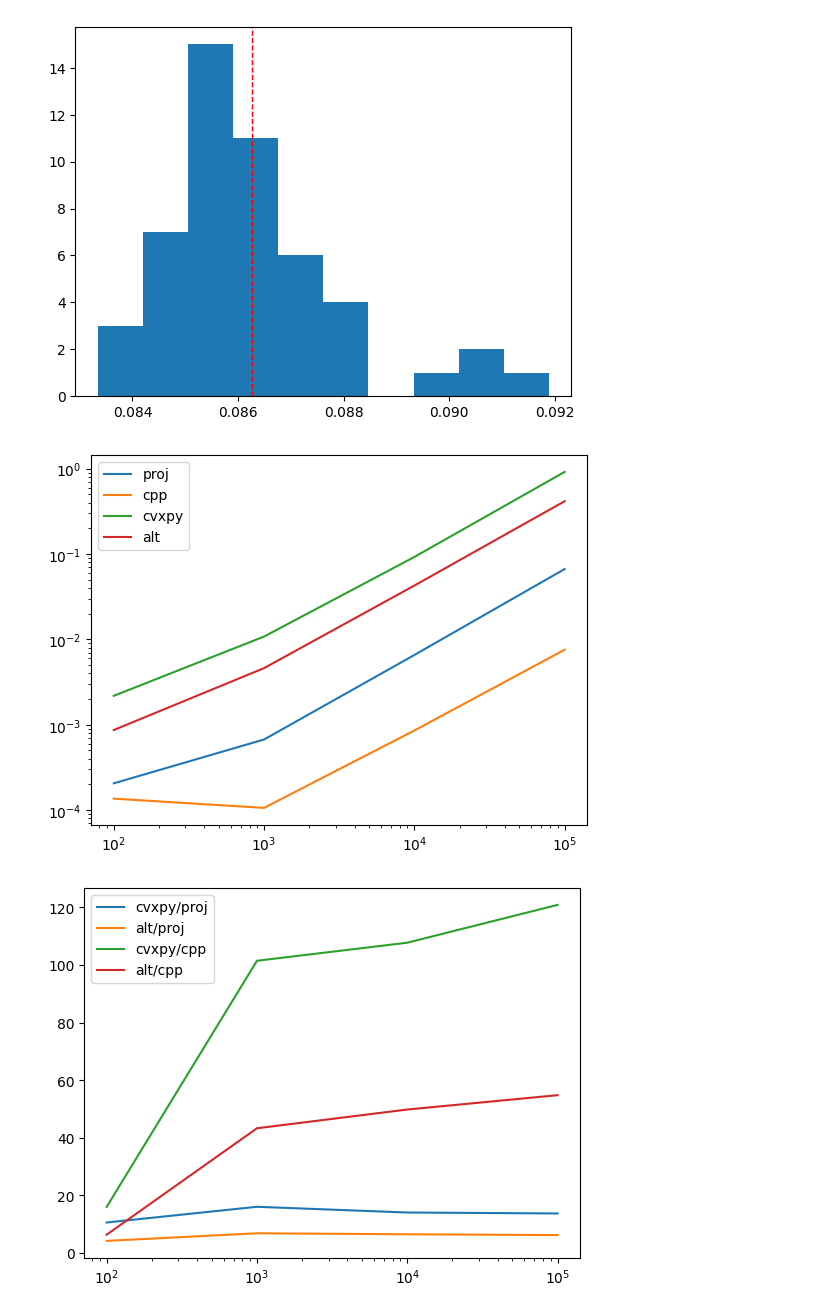
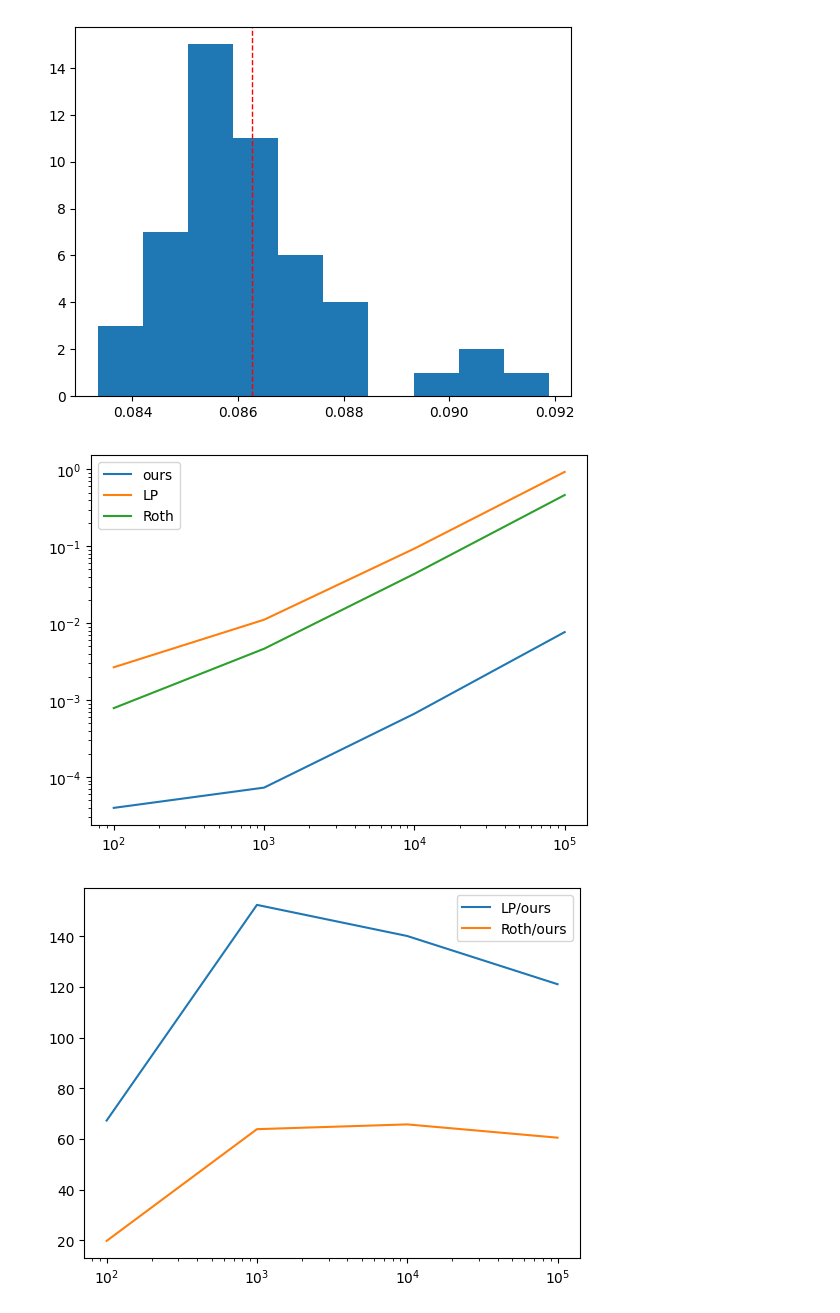
Before and after one commit to cvxgrp/cvqp, a Jupyter notebook: timing.ipynb, the cells around one changed output. Drawn from its saved outputs; the diff is of its cells as text; code cells hidden in the pictures.

```diff
--- a/timing.ipynb
+++ b/timing.ipynb
@@ -53,10 +50,12 @@ def proj_cvxpy_alt(z, k=2, alpha=1):
     x = cp.Variable(n)
 
     # identify the index of the k-th largest element
+    s = time.time()
     sorted_inds = np.argsort(z)
     i = sorted_inds[-k]
     inds = sorted_inds[-k:]
     out_inds = sorted_inds[:-k]
+    e = time.time()
 
     objective = cp.Minimize(cp.sum_squares(x - z))
     constraints = [
@@ -69,7 +68,7 @@ def proj_cvxpy_alt(z, k=2, alpha=1):
     prob.solve(solver=cp.MOSEK)
     # get the solve time from the solver
     solve_time = prob.solver_stats.solve_time
-    return solve_time
+    return solve_time + e - s
 # %%
 def test(f, beta, tau_r, n):
 
@@ -86,7 +85,7 @@ f = proj_sum_largest
 
 beta = .05
 tau_r = .9
-n = 100_000
+n = 1000
 trials = 50
 
 def time_f(f):
@@ -125,7 +124,7 @@ plt.legend()
 <matplotlib.legend.Legend at 0x...>
 [figure]
 # %%
-mu_proj =[]
+# mu_proj =[]
 mu_cpp = []
 mu_cvxpy = []
 mu_alt = []
@@ -151,17 +150,17 @@ for n in ns:
 
         return times
 
-    times_proj = time_f(proj_sum_largest)
+    # times_proj = time_f(proj_sum_largest)
     times_cpp = time_f(F)
     times_cvxpy = time_f(proj_cvxpy)
     times_alt = time_f(proj_cvxpy_alt)
 
-    mu_proj.append(times_proj.mean())
+    # mu_proj.append(times_proj.mean())
     mu_cpp.append(times_cpp.mean())
     mu_cvxpy.append(times_cvxpy.mean())
     mu_alt.append(times_alt.mean())
 
-plt.plot(ns, mu_proj, label="proj")
+# plt.plot(ns, mu_proj, label="proj")
 plt.plot(ns, mu_cpp, label="cpp")
 plt.plot(ns, mu_cvxpy, label="cvxpy")
 plt.plot(ns, mu_alt, label="alt")
@@ -201,10 +200,10 @@ print(times_cpp_.mean()*1000)
 86.2637996673584
 [figure]
 # %%
-plt.plot(ns, mu_proj, label="proj")
-plt.plot(ns, mu_cpp, label="cpp")
-plt.plot(ns, mu_cvxpy, label="cvxpy")
-plt.plot(ns, mu_alt, label="alt")
+# plt.plot(ns, mu_proj, label="proj")
+plt.plot(ns, mu_cpp, label="ours")
+plt.plot(ns, mu_cvxpy, label="LP")
+plt.plot(ns, mu_alt, label="Roth")
 
 plt.legend()
 
@@ -214,17 +213,18 @@ plt.xscale('log')
 
 plt.savefig("../cvar-opt/proj_time.pdf")
 # %% [output]
-[figure, old version]
+[figure, new version]
 # %%
 # plot the multiplicative speedup of the proj over the other methods
-plt.plot(ns, np.array(mu_cvxpy)/np.array(mu_proj), label="cvxpy/proj")
-plt.plot(ns, np.array(mu_alt)/np.array(mu_proj), label="alt/proj")
-plt.plot(ns, np.array(mu_cvxpy)/np.array(mu_cpp), label="cvxpy/cpp")
-plt.plot(ns, np.array(mu_alt)/np.array(mu_cpp), label="alt/cpp")
+# plt.plot(ns, np.array(mu_cvxpy)/np.array(mu_proj), label="cvxpy/proj")
+# plt.plot(ns, np.array(mu_alt)/np.array(mu_proj), label="alt/proj")
+plt.plot(ns, np.array(mu_cvxpy)/np.array(mu_cpp), label="LP/ours")
+plt.plot(ns, np.array(mu_alt)/np.array(mu_cpp), label="Roth/ours")
 
 plt.legend()
 
 # make the x axis log scale
 plt.xscale('log')
+plt.savefig("../cvar-opt/proj_speedup.pdf")
 # %% [output]
-[figure, old version]
+[figure, new version]
```
Also changed, not shown: parts of 2 cells of this notebook, 3 other files.
